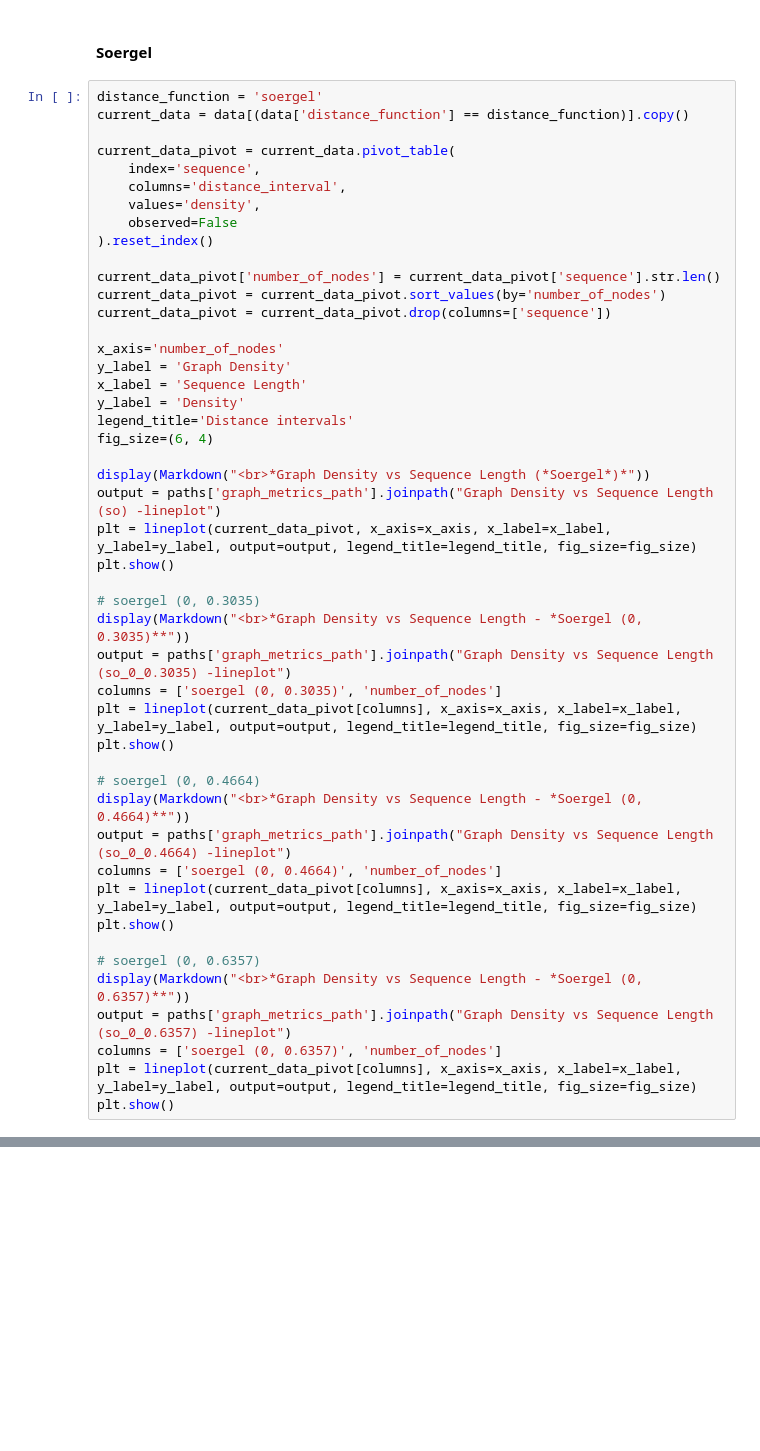
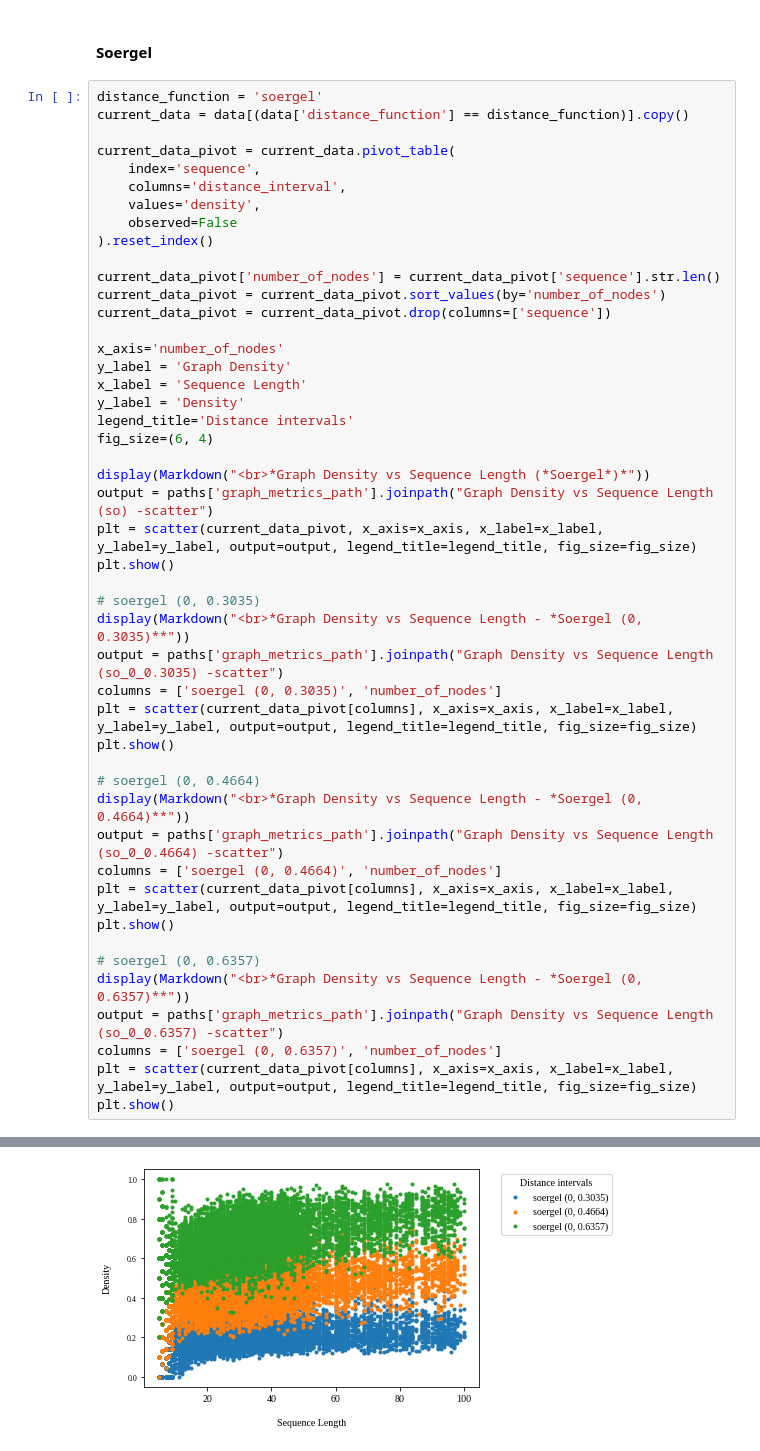
Before and after one commit to cicese-biocom/PepProtGraphAnalyzer, a Jupyter notebook: notebook/Graph Metrics (Density).ipynb, the cells around one changed output, grey strips where cells are left out. Drawn from its saved outputs; the diff is of its cells as text; blank space fills up the shorter version.

```diff
--- a/notebook/Graph Metrics (Density).ipynb
+++ b/notebook/Graph Metrics (Density).ipynb
@@ -679,27 +681,28 @@ legend_title='Distance intervals'
 fig_size=(6, 4)
 
 display(Markdown("<br>*Graph Density vs Sequence Length (*Soergel*)*"))
-output = paths['graph_metrics_path'].joinpath("Graph Density vs Sequence Length (so) -lineplot")
-plt = lineplot(current_data_pivot, x_axis=x_axis, x_label=x_label, y_label=y_label, output=output, legend_title=legend_title, fig_size=fig_size)
+output = paths['graph_metrics_path'].joinpath("Graph Density vs Sequence Length (so) -scatter")
+plt = scatter(current_data_pivot, x_axis=x_axis, x_label=x_label, y_label=y_label, output=output, legend_title=legend_title, fig_size=fig_size)
 plt.show()
 
 # soergel (0, 0.3035)
 display(Markdown("<br>*Graph Density vs Sequence Length - *Soergel (0, 0.3035)**"))
-output = paths['graph_metrics_path'].joinpath("Graph Density vs Sequence Length (so_0_0.3035) -lineplot")
+output = paths['graph_metrics_path'].joinpath("Graph Density vs Sequence Length (so_0_0.3035) -scatter")
 columns = ['soergel (0, 0.3035)', 'number_of_nodes']
-plt = lineplot(current_data_pivot[columns], x_axis=x_axis, x_label=x_label, y_label=y_label, output=output, legend_title=legend_title, fig_size=fig_size)
+plt = scatter(current_data_pivot[columns], x_axis=x_axis, x_label=x_label, y_label=y_label, output=output, legend_title=legend_title, fig_size=fig_size)
 plt.show()
 
 # soergel (0, 0.4664)
 display(Markdown("<br>*Graph Density vs Sequence Length - *Soergel (0, 0.4664)**"))
-output = paths['graph_metrics_path'].joinpath("Graph Density vs Sequence Length (so_0_0.4664) -lineplot")
+output = paths['graph_metrics_path'].joinpath("Graph Density vs Sequence Length (so_0_0.4664) -scatter")
 columns = ['soergel (0, 0.4664)', 'number_of_nodes']
-plt = lineplot(current_data_pivot[columns], x_axis=x_axis, x_label=x_label, y_label=y_label, output=output, legend_title=legend_title, fig_size=fig_size)
+plt = scatter(current_data_pivot[columns], x_axis=x_axis, x_label=x_label, y_label=y_label, output=output, legend_title=legend_title, fig_size=fig_size)
 plt.show()
 
 # soergel (0, 0.6357)
 display(Markdown("<br>*Graph Density vs Sequence Length - *Soergel (0, 0.6357)**"))
-output = paths['graph_metrics_path'].joinpath("Graph Density vs Sequence Length (so_0_0.6357) -lineplot")
+output = paths['graph_metrics_path'].joinpath("Graph Density vs Sequence Length (so_0_0.6357) -scatter")
 columns = ['soergel (0, 0.6357)', 'number_of_nodes']
-plt = lineplot(current_data_pivot[columns], x_axis=x_axis, x_label=x_label, y_label=y_label, output=output, legend_title=legend_title, fig_size=fig_size)
+plt = scatter(current_data_pivot[columns], x_axis=x_axis, x_label=x_label, y_label=y_label, output=output, legend_title=legend_title, fig_size=fig_size)
 plt.show()
+# %% [output]
@@ -705,0 +710 @@ plt.show()
+[figure, added]
```
Also changed, not shown: parts of 8 cells of this notebook, 2 other files.
